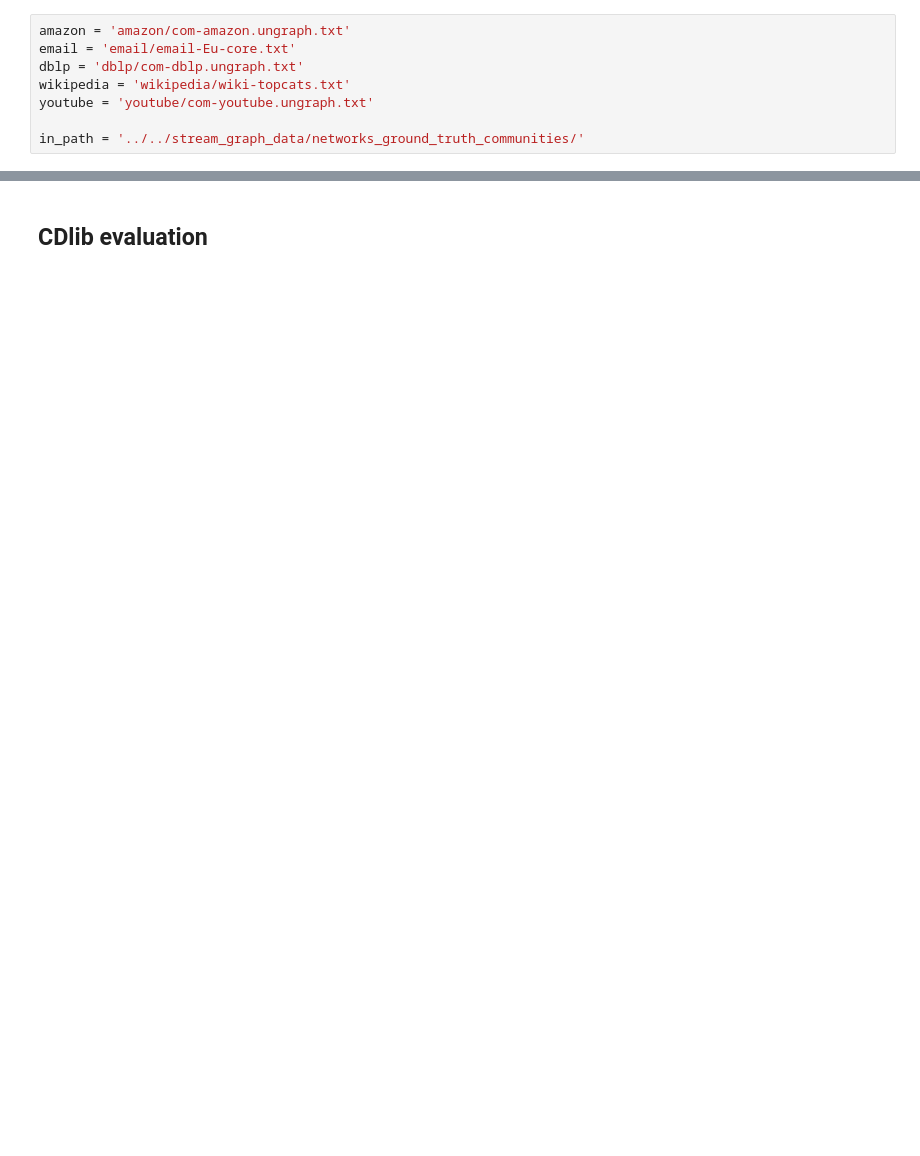
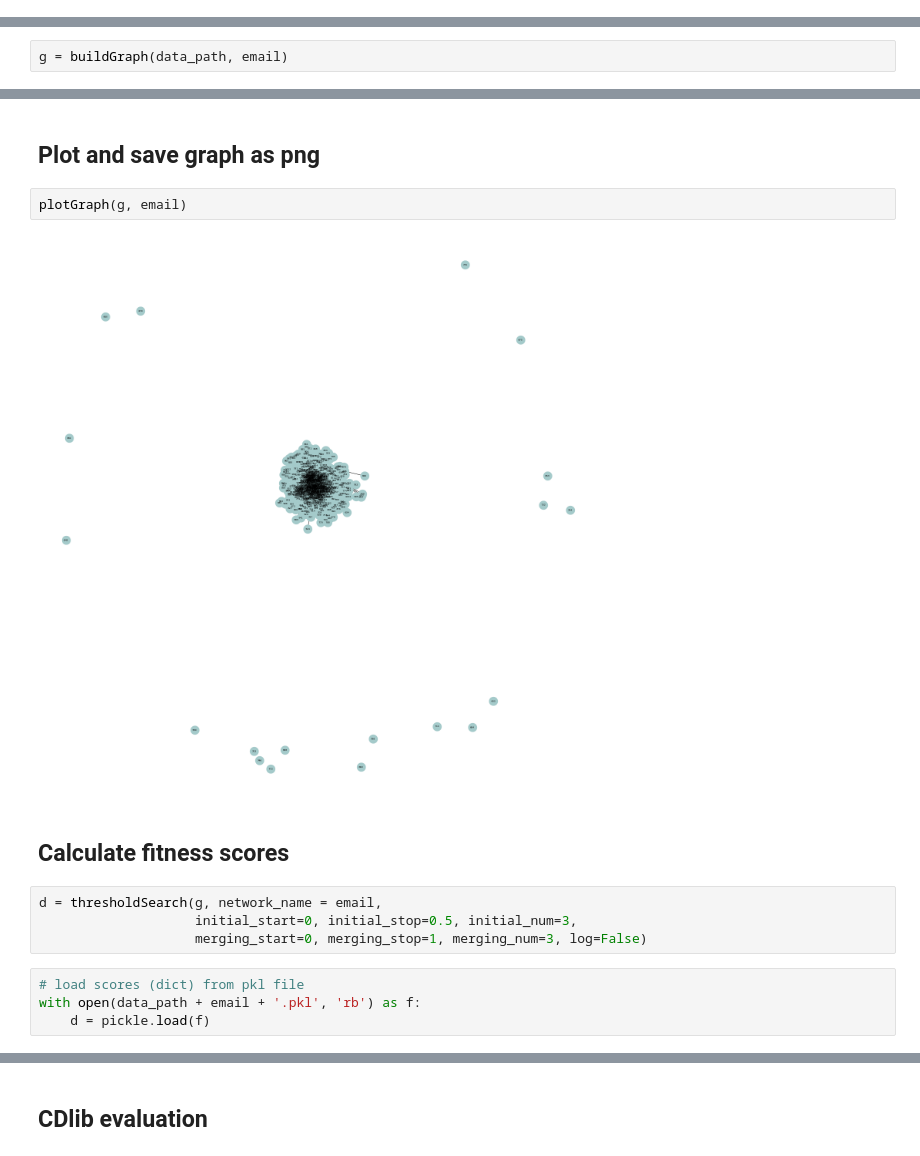
Before and after one commit to nidiamcl/stream-graph, a Jupyter notebook: streamgraph/evaluation.ipynb, the cells around one changed output, grey strips where cells are left out. Cells and saved outputs as stored; diff of their text form; blank space fills up the shorter version.

Commit message:
plots and functions to test fitness scores

```diff
--- a/streamgraph/evaluation.ipynb
+++ b/streamgraph/evaluation.ipynb
@@ -18,8 +0,0 @@ from tqdm import tqdm
-# %%
-amazon = 'amazon/com-amazon.ungraph.txt'
-email = 'email/email-Eu-core.txt'
-dblp = 'dblp/com-dblp.ungraph.txt'
-wikipedia = 'wikipedia/wiki-topcats.txt'
-youtube = 'youtube/com-youtube.ungraph.txt'
-
-in_path = '../../stream_graph_data/networks_ground_truth_communities/'
@@ -106,0 +8,2 @@ second_th = 0.005
+# %%
+g = buildGraph(data_path, email)
@@ -118,2 +31,18 @@ clusters found: 50
 clusters merged: 8
 remaining clusters: 42
+# %% [markdown]
+## Plot and save graph as png
+# %%
+plotGraph(g, email)
+# %% [output]
+[figure, added]
+# %% [markdown]
+## Calculate fitness scores
+# %%
+d = thresholdSearch(g, network_name = email,
+                    initial_start=0, initial_stop=0.5, initial_num=3,
+                    merging_start=0, merging_stop=1, merging_num=3, log=False)
+# %%
+# load scores (dict) from pkl file
+with open(data_path + email + '.pkl', 'rb') as f:
+    d = pickle.load(f)
```
Also changed, not shown: parts of 30 cells of this notebook, 3 other files.
